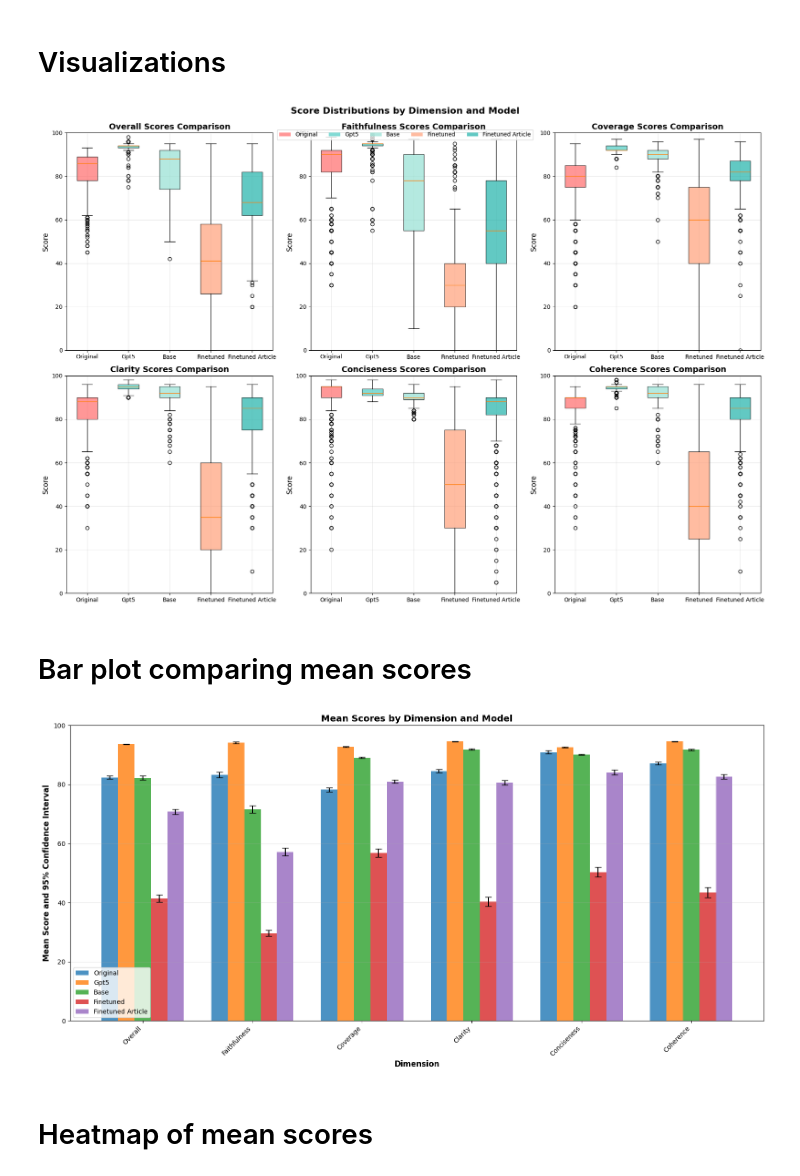
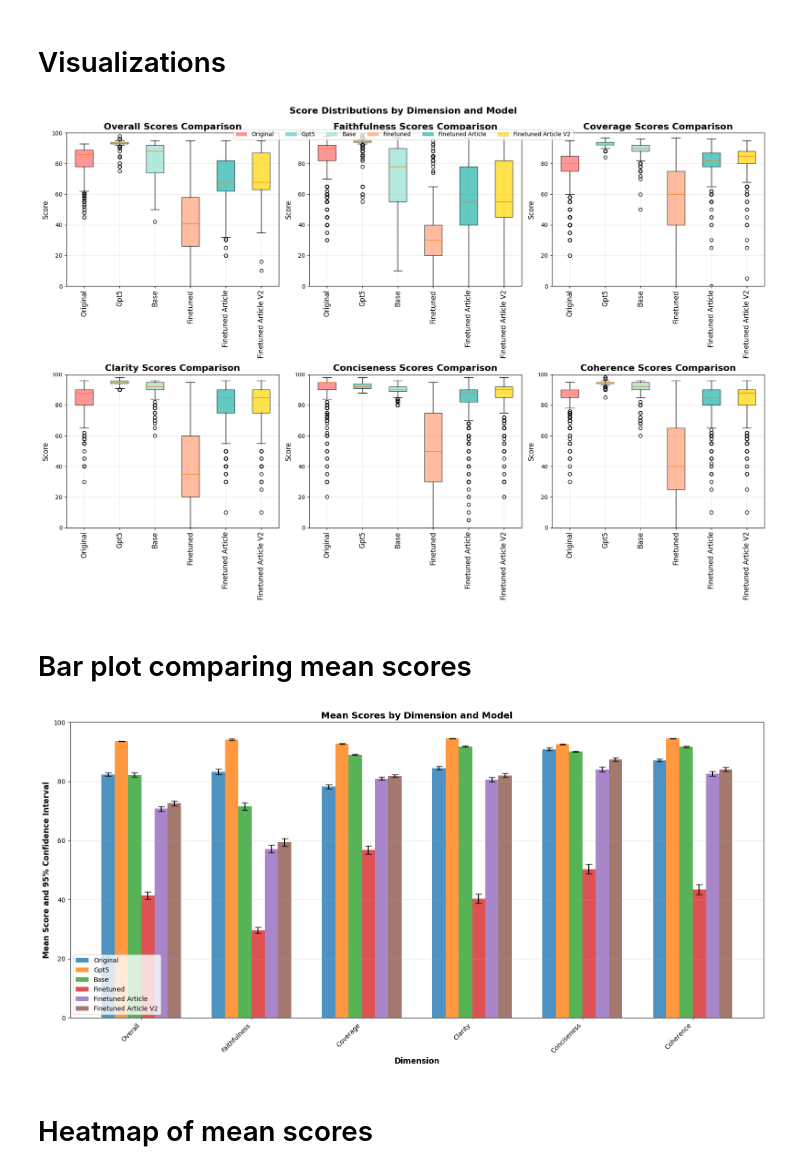
Before and after one commit to ryan-arman/lab, a Jupyter notebook: arxiv_abstract/notebooks/compare_eval.ipynb, the cells around one changed output. Saved outputs shown, nothing was run; the diff lists cells and outputs as text; code cells hidden in the pictures.

Commit message:
add new model

```diff
--- a/arxiv_abstract/notebooks/compare_eval.ipynb
+++ b/arxiv_abstract/notebooks/compare_eval.ipynb
@@ -10,6 +10,8 @@ from scipy import stats
 
 # File paths
 # finetuned_eval = '/Users/ryanarman/code/lab/arxiv_abstract/data/fine_tuned_eval_qwen3_4b_test.jsonl'
+
+finetuned_article_v2_eval = '/Users/ryanarman/code/lab/arxiv_abstract/data/fine_tuned_eval_qwen3_4b_test_gpt5_instruct_article_lora_fixed_v2.jsonl'
 finetuned_article_eval = '/Users/ryanarman/code/lab/arxiv_abstract/data/fine_tuned_eval_qwen3_4b_test_gpt5_instruct_article_lora_fixed.jsonl'
 finetuned_eval = '/Users/ryanarman/code/lab/arxiv_abstract/data/fine_tuned_eval_qwen3_4b_test_gpt5_instruct_lora_fixed.jsonl'
 original_eval = '/Users/ryanarman/code/lab/arxiv_abstract/data/original_eval_qwen3_4b_test.jsonl'
@@ -101,12 +103,14 @@ gpt5_results = load_eval_results(gpt5_eval)
 base_results = load_eval_results(base_eval)
 finetuned_results = load_eval_results(finetuned_eval)
 finetuned_article_results = load_eval_results(finetuned_article_eval)
+finetuned_article_v2_results = load_eval_results(finetuned_article_v2_eval)
 
 print(f"Loaded {len(original_results)} original results")
 print(f"Loaded {len(gpt5_results)} gpt5 results")
 print(f"Loaded {len(base_results)} baseline results")
 print(f"Loaded {len(finetuned_results)} fine-tuned results")
 print(f"Loaded {len(finetuned_article_results)} fine-tuned article results")
+print(f"Loaded {len(finetuned_article_v2_results)} fine-tuned article v2 results")
 
 # Create comparison DataFrame
 def create_comparison_df(results_list, names):
@@ -127,10 +131,10 @@ def create_comparison_df(results_list, names):
 
     return pd.DataFrame(all_data)
 
-# Create comparison DataFrame - order: original, gpt5, baseline, finetuned, finetuned_article
+# Create comparison DataFrame - order: original, gpt5, baseline, finetuned, finetuned_article, finetuned_article_v2
 comparison_df = create_comparison_df(
-    [original_results, gpt5_results, base_results, finetuned_results, finetuned_article_results],
-    ['original', 'gpt5', 'base', 'finetuned', 'finetuned_article']
+    [original_results, gpt5_results, base_results, finetuned_results, finetuned_article_results, finetuned_article_v2_results],
+    ['original', 'gpt5', 'base', 'finetuned', 'finetuned_article', 'finetuned_article_v2']
 )
 
 print("\nComparison DataFrame created!")
@@ -257,7 +265,7 @@ comparison_df[['original_Overall', 'gpt5_Overall', 'base_Overall', 'finetuned_Ov
 # Yes/No judgment comparison
 # %%
 dimensions = ['Overall', 'Faithfulness', 'Coverage', 'Clarity', 'Conciseness', 'Coherence']
-models = ['original', 'gpt5', 'base', 'finetuned', 'finetuned_article']
+models = ['original', 'gpt5', 'base', 'finetuned', 'finetuned_article', 'finetuned_article_v2']
 # %%
 
 print("Judgment (Yes/No) Comparison:")
@@ -394,7 +408,7 @@ fig, axes = plt.subplots(2, 3, figsize=(18, 12))
 axes = axes.flatten()
 
 # Define colors for each model
-colors = ['#FF6B6B', '#4ECDC4', '#95E1D3', '#FFA07A', '#20B2AA']
+colors = ['#FF6B6B', '#4ECDC4', '#95E1D3', '#FFA07A', '#20B2AA', '#FFD700']
 model_colors = dict(zip(models, colors))
 
 for idx, dim in enumerate(dimensions):
@@ -422,10 +436,13 @@ for idx, dim in enumerate(dimensions):
                 patch.set_facecolor(colors[i])
                 patch.set_alpha(0.7)
 
-        ax.set_title(f'{dim} Scores Comparison', fontsize=14, fontweight='bold')
+        ax.set_title(f'{dim} Scores Comparison', fontsize=16, fontweight='bold')
         ax.set_ylabel('Score', fontsize=12)
         ax.grid(True, alpha=0.3)
         ax.set_ylim(0, 100)
+
+        # Rotate x-axis labels vertically and increase font size
+        ax.tick_params(axis='x', rotation=90, labelsize=12)
 
 # Create legend handles
 from matplotlib.patches import Patch
@@ -443,14 +460,14 @@ plt.tight_layout()
 plt.suptitle('Score Distributions by Dimension and Model', fontsize=16, fontweight='bold', y=1.02)
 plt.show()
 # %% [output]
-[figure, old version]
+[figure, new version]
 # %% [markdown]
 # Bar plot comparing mean scores
 # %%
 fig, ax = plt.subplots(figsize=(16, 8))
 
 x = np.arange(len(dimensions))
-width = 0.15
+width = 0.12
 
 for i, model in enumerate(models):
     means = []
@@ -471,35 +488,35 @@ for i, model in enumerate(models):
                     t_critical = stats.t.ppf(0.975, df=n-1)  # 0.975 for 95% CI (two-tailed)
                     ci_half_width = t_critical * se
                 else:
                     ci_half_width = 0
                 means.append(mean)
                 ci_errors.append(ci_half_width)
             else:
                 means.append(0)
                 ci_errors.append(0)
         else:
             means.append(0)
             ci_errors.append(0)
 
-    offset = (i - 2) * width
+    offset = (i - 2.5) * width
     # Format label: replace underscores with spaces and capitalize each word
     label = ' '.join(word.capitalize() for word in model.split('_'))
     ax.bar(x + offset, means, width, label=label,
            yerr=ci_errors, capsize=5, alpha=0.8)
 
 ax.set_xlabel('Dimension', fontsize=12, fontweight='bold')
 ax.set_ylabel('Mean Score and 95% Confidence Interval', fontsize=12, fontweight='bold')
 ax.set_title('Mean Scores by Dimension and Model', fontsize=14, fontweight='bold')
 ax.set_xticks(x)
 ax.set_xticklabels(dimensions, rotation=45, ha='right')
 ax.legend()
 ax.grid(True, alpha=0.3, axis='y')
 ax.set_ylim(0, 100)
 
 plt.tight_layout()
 plt.show()
 # %% [output]
-[figure, old version]
+[figure, new version]
 # %% [markdown]
 # Heatmap of mean scores
 # %%
```
Also changed, not shown: parts of 8 cells of this notebook, 1 other file.
